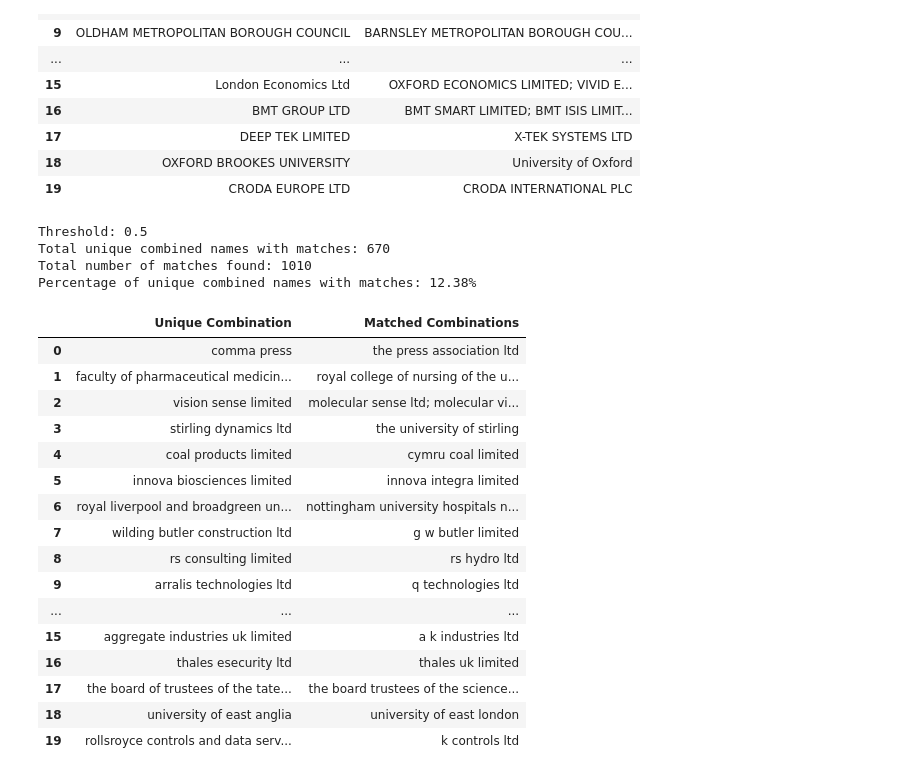
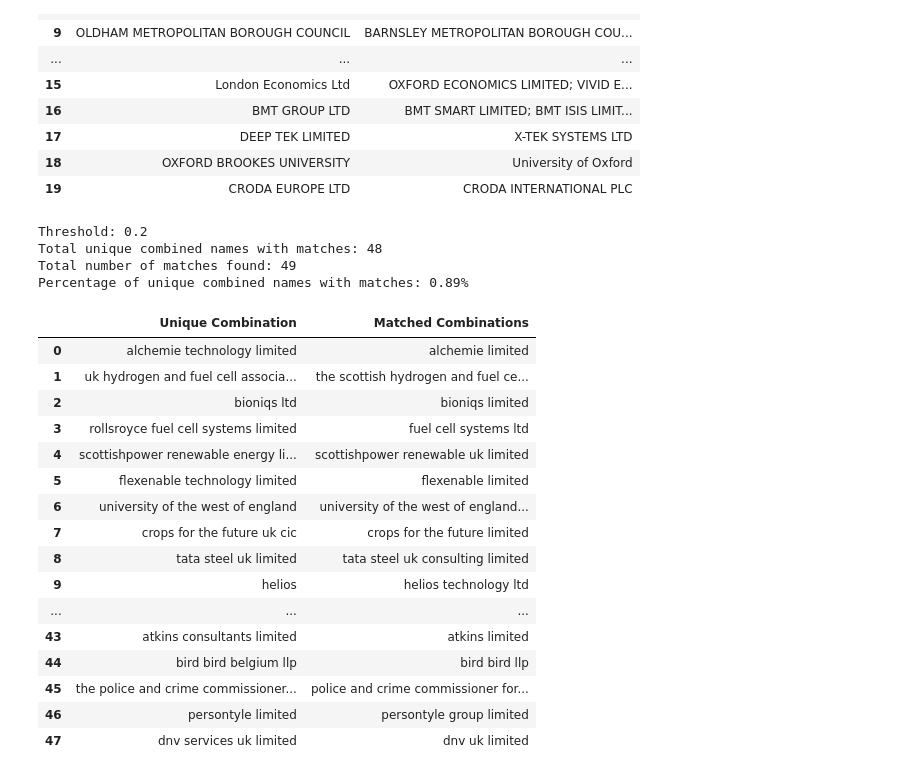
Before and after one commit to hpfield/OrgSync, a Jupyter notebook: eda/fuzzy_match.ipynb, the cells around one changed output. Cells and saved outputs as stored; diff of their text form; code cells hidden in the pictures.

```diff
--- a/eda/fuzzy_match.ipynb
+++ b/eda/fuzzy_match.ipynb
@@ -398,52 +398,53 @@ def group_similar_names(threshold=0.2):
     # Convert to DataFrame
     grouped_names_df = pd.DataFrame({
         'Unique Combination': grouped_names.keys(),
         'Matched Combinations': ['; '.join(names) for names in grouped_names.values()]
     })
 
     # Filter to show only items with matches
     grouped_names_df = grouped_names_df[grouped_names_df['Matched Combinations'].str.len() > 0]
 
     # Set the max column width to display full content
     pd.set_option('display.max_colwidth', None)
 
     # Output statistics
     total_matched_names = len(grouped_names_df)
     total_matches = grouped_names_df['Matched Combinations'].apply(lambda x: len(x.split('; '))).sum()
 
     print(f"Threshold: {threshold}")
     print(f"Total unique combined names with matches: {total_matched_names}")
     print(f"Total number of matches found: {total_matches}")
     print(f"Percentage of unique combined names with matches: {total_matched_names / total_unique_names * 100:.2f}%")
 
     # Display the first few groups with matches
-    display(grouped_names_df.head(20))
+    display(grouped_names_df.head(50))
 
 # Example usage: play with the threshold
 # group_similar_names(threshold=0.1)
+group_similar_names(threshold=0.2)
 # group_similar_names(threshold=0.3)
-group_similar_names(threshold=0.5)
+# group_similar_names(threshold=0.5)
 # group_similar_names(threshold=0.7)
 # group_similar_names(threshold=0.9)
 # %% [output]
-Threshold: 0.5
-Total unique combined names with matches: 670
-Total number of matches found: 1010
-Percentage of unique combined names with matches: 12.38%
+Threshold: 0.2
+Total unique combined names with matches: 48
+Total number of matches found: 49
+Percentage of unique combined names with matches: 0.89%
 |  | Unique Combination | Matched Combinations |
-| 0 | comma press | the press association ltd |
-| 1 | faculty of pharmaceutical medicin... | royal college of nursing of the u... |
-| 2 | vision sense limited | molecular sense ltd; molecular vi... |
-| 3 | stirling dynamics ltd | the university of stirling |
-| 4 | coal products limited | cymru coal limited |
-| 5 | innova biosciences limited | innova integra limited |
-| 6 | royal liverpool and broadgreen un... | nottingham university hospitals n... |
-| 7 | wilding butler construction ltd | g w butler limited |
-| 8 | rs consulting limited | rs hydro ltd |
-| 9 | arralis technologies ltd | q technologies ltd |
+| 0 | alchemie technology limited | alchemie limited |
+| 1 | uk hydrogen and fuel cell associa... | the scottish hydrogen and fuel ce... |
+| 2 | bioniqs ltd | bioniqs limited |
+| 3 | rollsroyce fuel cell systems limited | fuel cell systems ltd |
+| 4 | scottishpower renewable energy li... | scottishpower renewable uk limited |
+| 5 | flexenable technology limited | flexenable limited |
+| 6 | university of the west of england | university of the west of england... |
+| 7 | crops for the future uk cic | crops for the future limited |
+| 8 | tata steel uk limited | tata steel uk consulting limited |
+| 9 | helios | helios technology ltd |
 | ... | ... | ... |
-| 15 | aggregate industries uk limited | a k industries ltd |
-| 16 | thales esecurity ltd | thales uk limited |
-| 17 | the board of trustees of the tate... | the board trustees of the science... |
-| 18 | university of east anglia | university of east london |
-| 19 | rollsroyce controls and data serv... | k controls ltd |
+| 43 | atkins consultants limited | atkins limited |
+| 44 | bird bird belgium llp | bird bird llp |
+| 45 | the police and crime commissioner... | police and crime commissioner for... |
+| 46 | persontyle limited | persontyle group limited |
+| 47 | dnv services uk limited | dnv uk limited |
```
